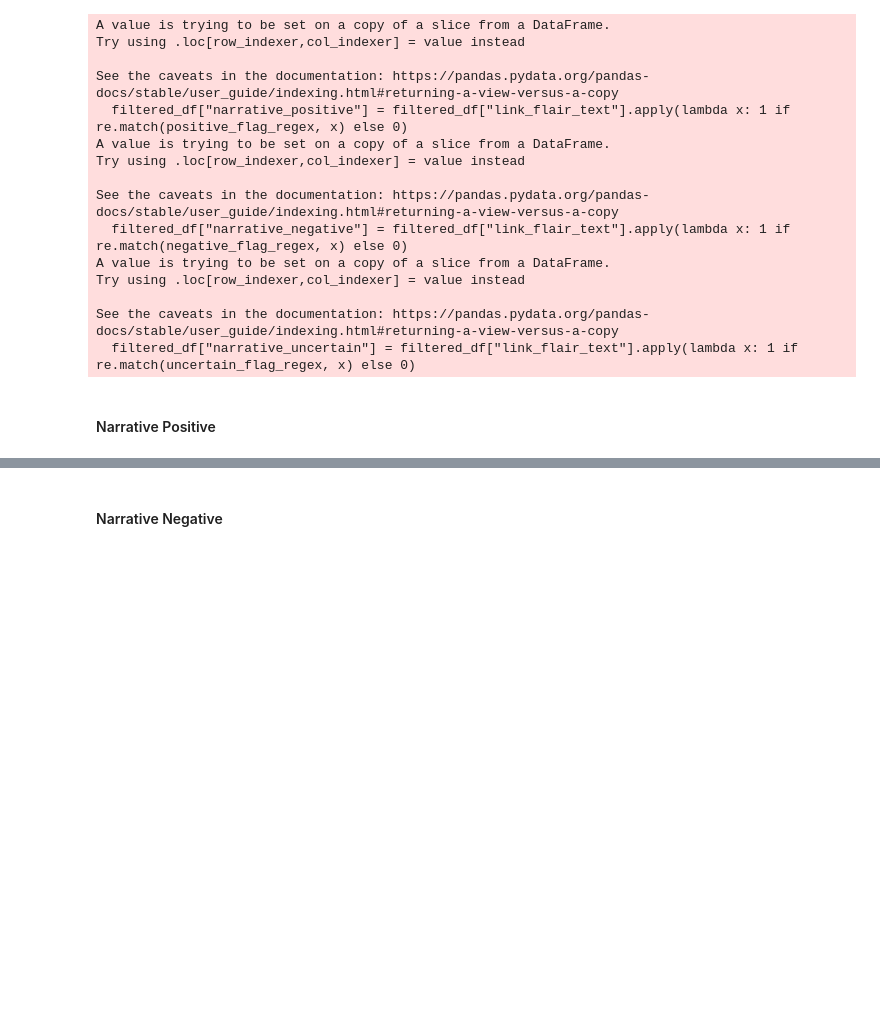
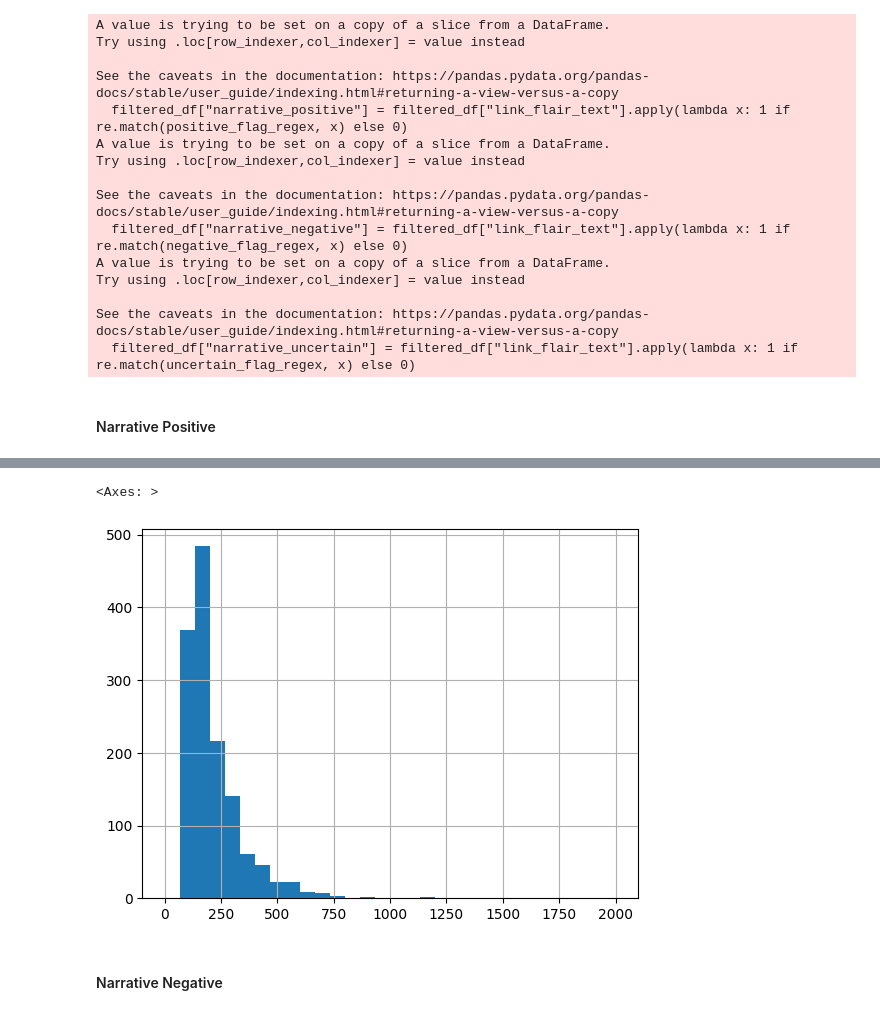
Before and after one commit to nguyentr17/cs685-narrative-analysis, a Jupyter notebook: narrative_detection/explore_data.ipynb, the cells around one changed output, grey strips where cells are left out. Cells and saved outputs as stored; diff of their text form; code cells hidden in the pictures; blank space fills up the shorter version.

```diff
--- a/narrative_detection/explore_data.ipynb
+++ b/narrative_detection/explore_data.ipynb
@@ -161,0 +163,5 @@ Values of flair flags: ['recovery story' 'story time' ':karma:personal story:kar
+# %%
+narrative_positive_df["num_words"].hist(bins=30, range=[0,2000])
+# %% [output]
+<Axes: >
+[figure, added]
```
Also changed, not shown: parts of 25 cells of this notebook, 1 other file.
